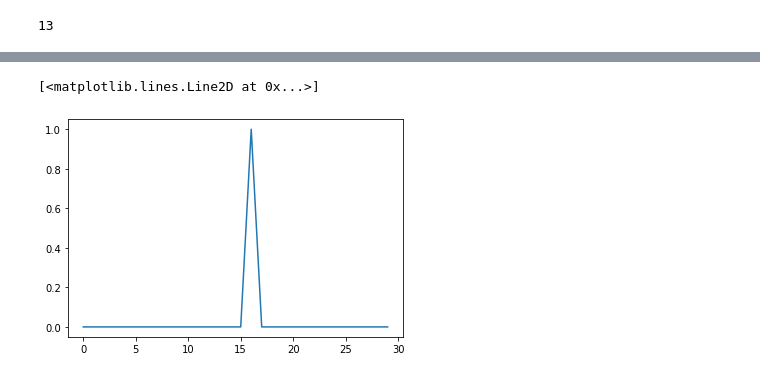
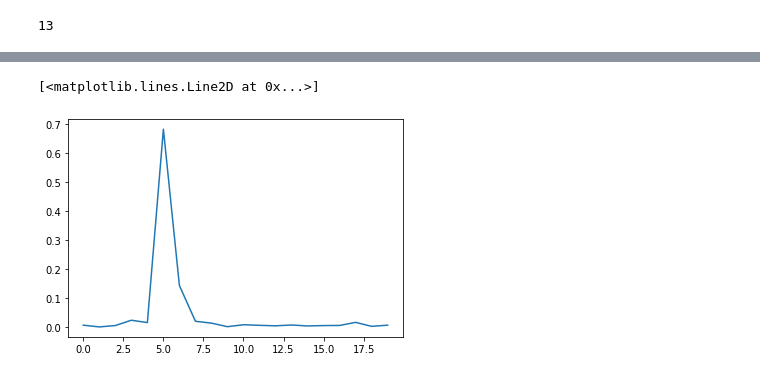
Before and after one commit to ibkuroyagi/Mechanisms-of-Action-Prediction, a Jupyter notebook: working/EDA.ipynb, the cells around one changed output, grey strips where cells are left out. Drawn from its saved outputs; the diff is of its cells as text; code cells hidden in the pictures.

```diff
--- a/working/EDA.ipynb
+++ b/working/EDA.ipynb
@@ -86,9 +86,3 @@ plt.plot(range(30), dpgmm.weights_)
 sum(dpgmm.weights_ > 0.02)
 # %% [output]
 13
-# %%
-import joblib
-with open("dpgmm.job", "wb") as f:
-    joblib.dump(dpgmm, f)
-with open("dpgmm.job", "rb") as f:
-    load_dpgmm = joblib.load(f)
@@ -102,5 +135,8 @@ proba = load_dpgmm.predict_proba(test_features.iloc[:, 4:])
+# %%
+with open("exp/node/v009/dpgmm_RankGauss_c.job", "rb") as f:
+    dpgmm_c = joblib.load(f)
 # %%
-plt.plot(proba[0])
+plt.plot(dpgmm_c.weights_)
 # %% [output]
 [<matplotlib.lines.Line2D at 0x...>]
-[figure, old version]
+[figure, new version]
```
Also changed, not shown: parts of 7 cells of this notebook, 7 other files.
